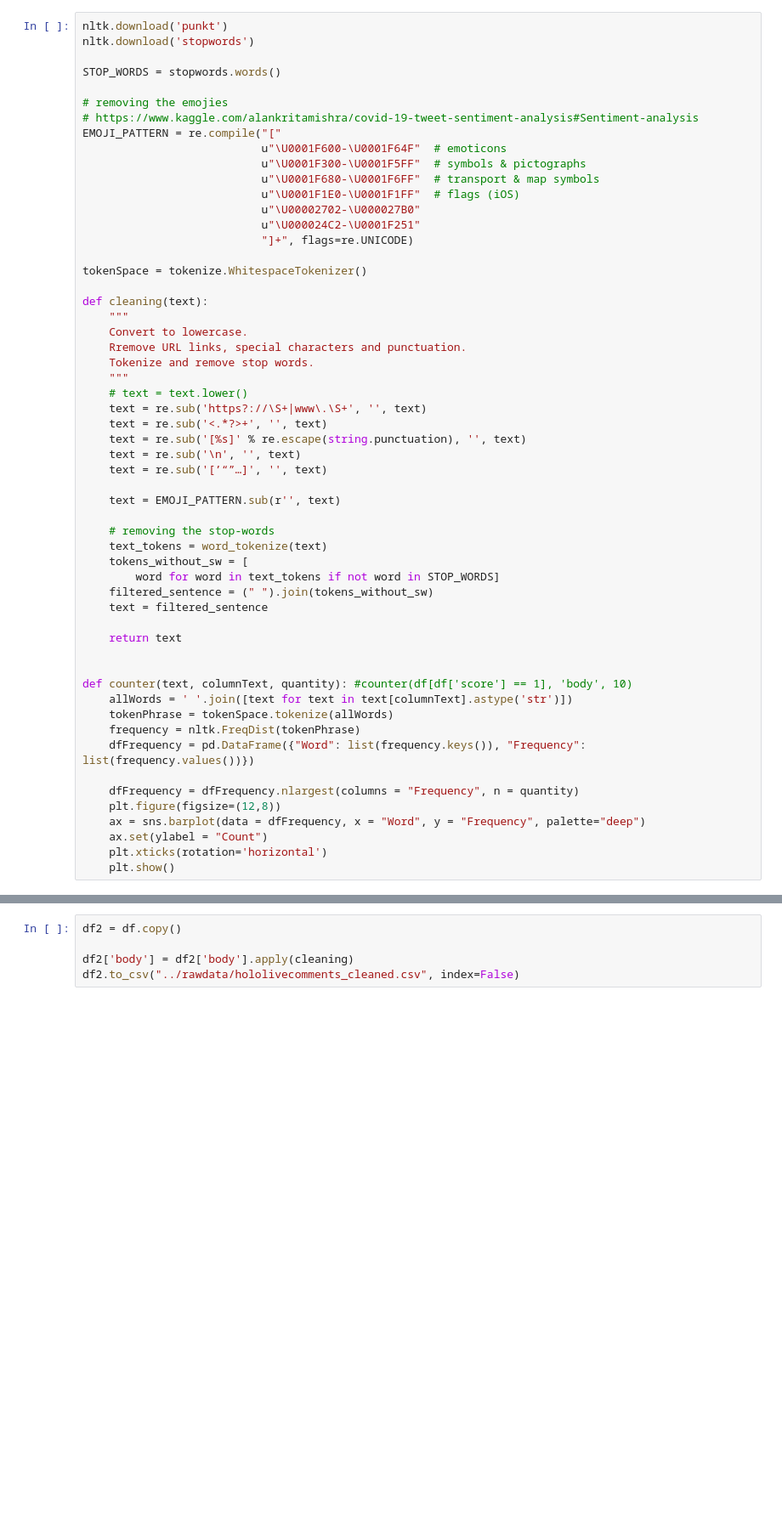
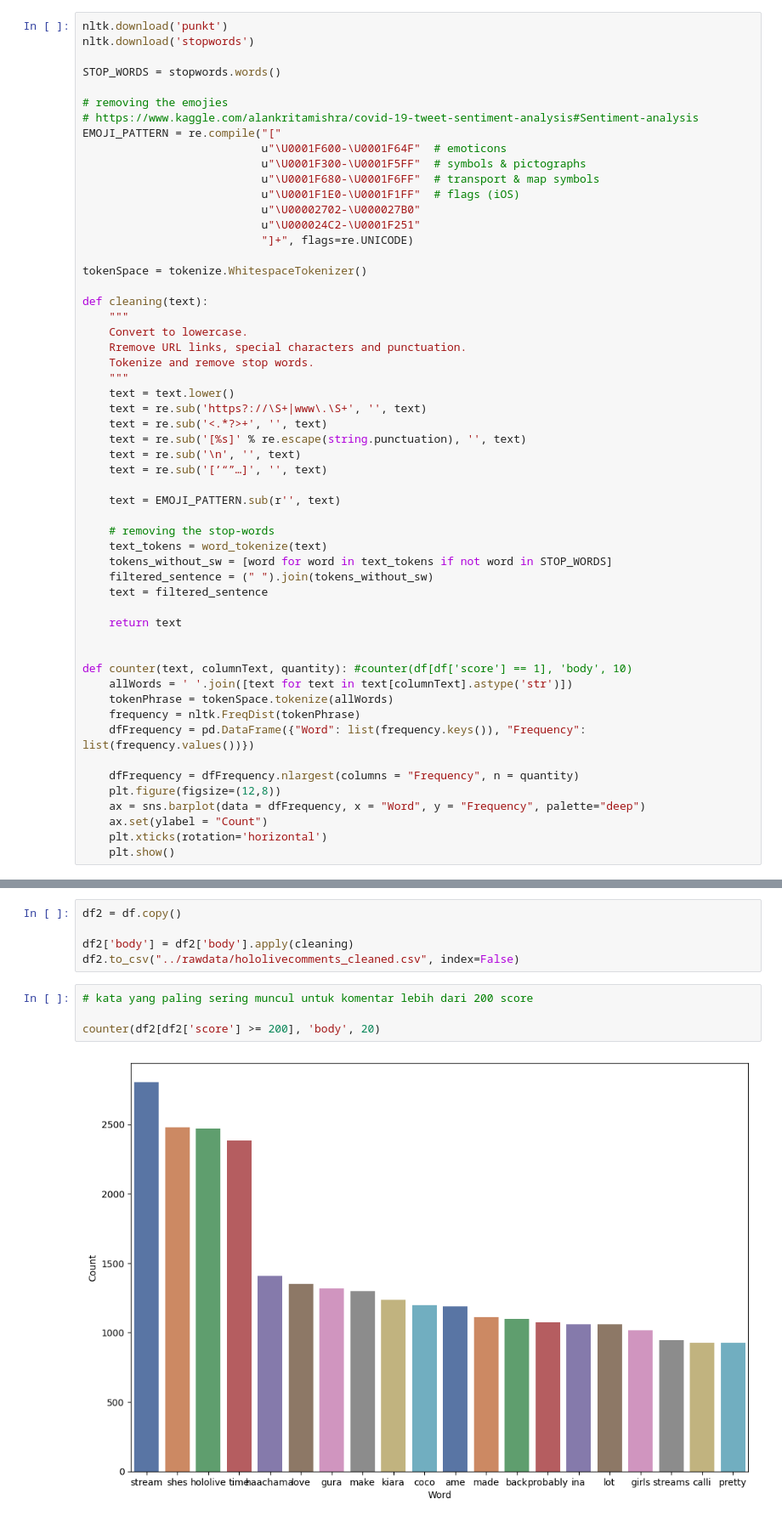
Before and after one commit to thefathan/RedditCrawler, a Jupyter notebook: src/dataprocess.ipynb, the cells around one changed output, grey strips where cells are left out. Shown at 85% size. Saved outputs shown, nothing was run; the diff lists cells and outputs as text; blank space fills up the shorter version.

```diff
--- a/src/dataprocess.ipynb
+++ b/src/dataprocess.ipynb
@@ -51,7 +80,7 @@ def cleaning(text):
     Rremove URL links, special characters and punctuation.
     Tokenize and remove stop words.
     """
-    # text = text.lower()
+    text = text.lower()
     text = re.sub('https?://\S+|www\.\S+', '', text)
     text = re.sub('<.*?>+', '', text)
     text = re.sub('[%s]' % re.escape(string.punctuation), '', text)
@@ -62,8 +91,7 @@ def cleaning(text):
 
     # removing the stop-words
     text_tokens = word_tokenize(text)
-    tokens_without_sw = [
-        word for word in text_tokens if not word in STOP_WORDS]
+    tokens_without_sw = [word for word in text_tokens if not word in STOP_WORDS]
     filtered_sentence = (" ").join(tokens_without_sw)
     text = filtered_sentence
 
@@ -87,3 +121,9 @@ df2 = df.copy()
 
 df2['body'] = df2['body'].apply(cleaning)
 df2.to_csv("../rawdata/hololivecomments_cleaned.csv", index=False)
+# %%
+# kata yang paling sering muncul untuk komentar lebih dari 200 score
+
+counter(df2[df2['score'] >= 200], 'body', 20)
+# %% [output]
+[figure, added]
```
Also changed, not shown: parts of 4 cells of this notebook.
